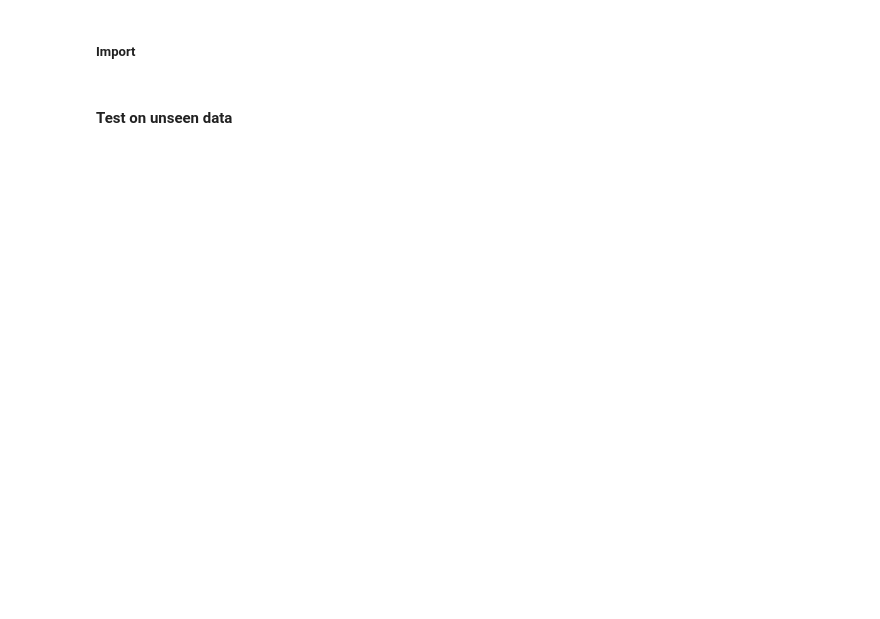
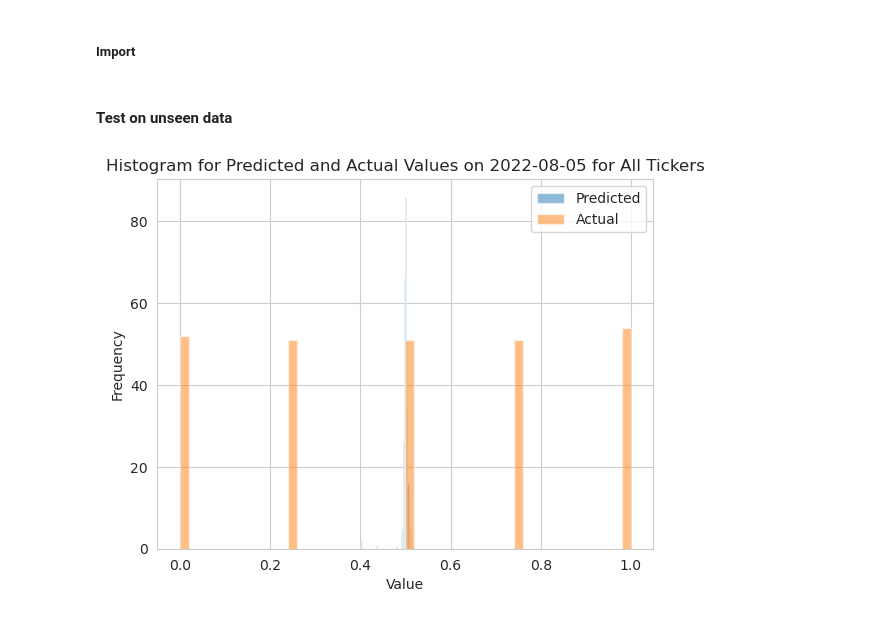
Before and after one commit to skhan61/QuantProject, a Jupyter notebook: 07_a_ML _models_forecasting.ipynb, the cells around one changed output. Cells and saved outputs as stored; diff of their text form; code cells hidden in the pictures; blank space fills up the shorter version.

```diff
--- a/07_a_ML _models_forecasting.ipynb
+++ b/07_a_ML _models_forecasting.ipynb
@@ -233,7 +281,7 @@ def objective(trial, data, features):
     # features = [col for col in dataset.columns if col.startswith('FEATURE_')]
     params = {
         'boosting': 'gbdt',
-        'objective': 'regression', # custom_loss,
+        'objective': combined_objective, #'regression', # custom_loss,
         'verbose': -1,
         'metric': 'None',
         'device': 'gpu',
@@ -584,6 +622,29 @@ preds = synchronize_and_merge_predictions(filtered_test_data, features, best_mod
 preds.info()
 # %%
 preds.info()
+# %%
+import matplotlib.pyplot as plt
+
+# Define the specific date
+specific_date = '2022-08-05'
+
+# Filter dataset for the specific date across all tickers
+filtered_data = preds.loc[(slice(None), specific_date), :]
+
+# Plot histogram for 'predicted' values
+filtered_data['predicted'].hist(bins=50, alpha=0.5, label='Predicted')
+
+# Plot histogram for 'actual' values on top
+filtered_data['actual'].hist(bins=50, alpha=0.5, label='Actual')
+
+# Add title and labels
+plt.title(f'Histogram for Predicted and Actual Values on {specific_date} for All Tickers')
+plt.xlabel('Value')
+plt.ylabel('Frequency')
+plt.legend()
+plt.show()
+# %% [output]
+[figure, added]
 # %%
 from scipy.stats import spearmanr
 
```
Also changed, not shown: parts of 7 cells of this notebook, 4 other files.
